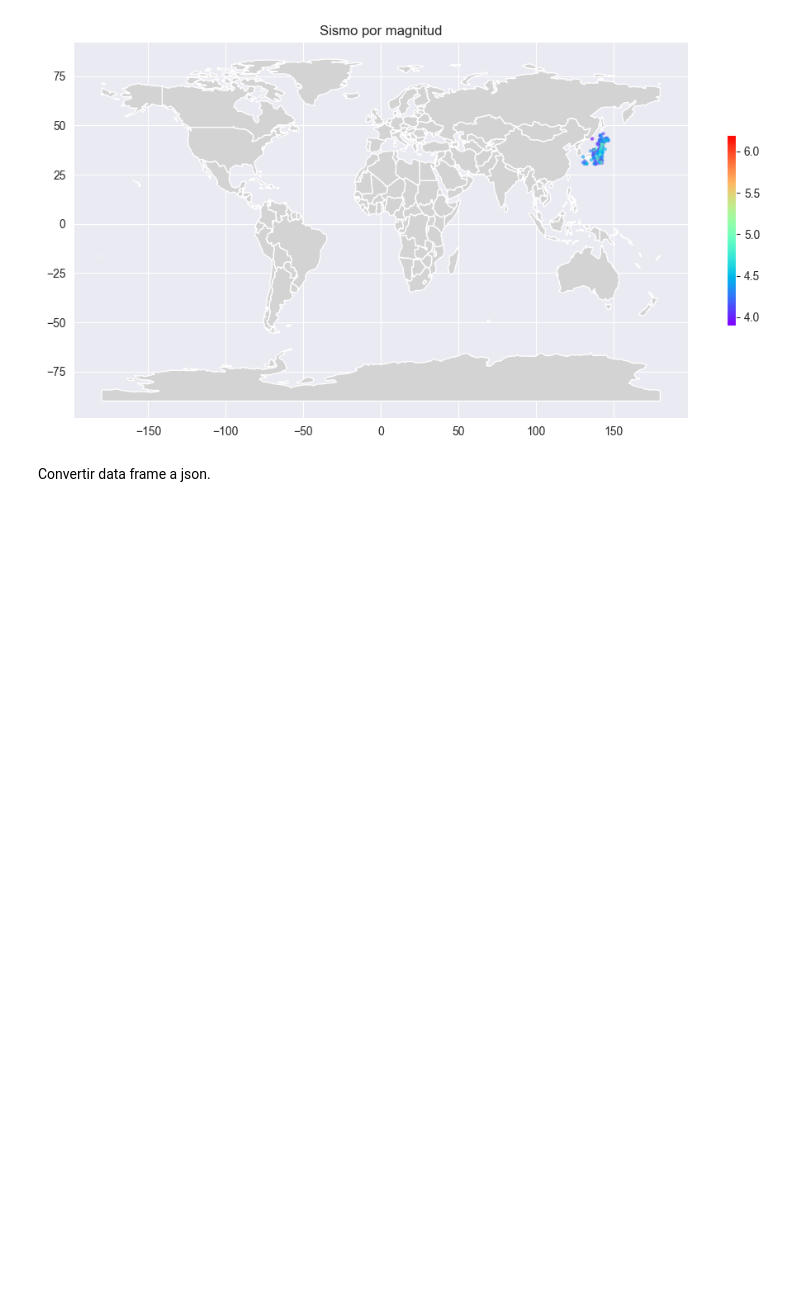
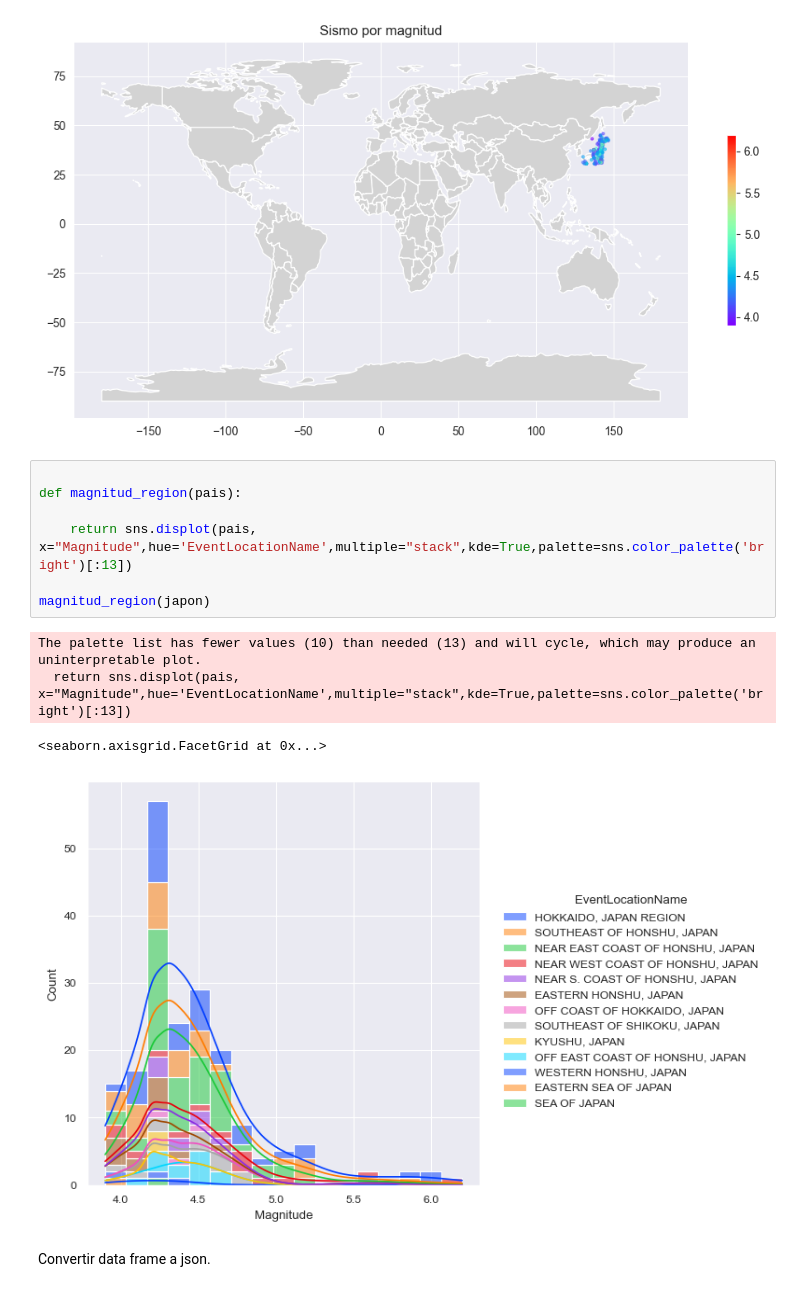
Before and after one commit to Mezgo/Quake-Alert, a Jupyter notebook: etl/Analisis de los Datos(ETL-EDA).ipynb, the cells around one changed output. Cells and saved outputs as stored; diff of their text form; blank space fills up the shorter version.

```diff
--- a/etl/Analisis de los Datos(ETL-EDA).ipynb
+++ b/etl/Analisis de los Datos(ETL-EDA).ipynb
@@ -156,6 +158,18 @@ def mapa_sismo(pais):
 mapa_sismo(japon)
 # %% [output]
 [figure]
+# %%
+
+def magnitud_region(pais):
+
+    return sns.displot(pais, x="Magnitude",hue='EventLocationName',multiple="stack",kde=True,palette=sns.color_palette('bright')[:13])
+
+magnitud_region(japon)
+# %% [output]
+The palette list has fewer values (10) than needed (13) and will cycle, which may produce an uninterpretable plot.
+  return sns.displot(pais, x="Magnitude",hue='EventLocationName',multiple="stack",kde=True,palette=sns.color_palette('bright')[:13])
+<seaborn.axisgrid.FacetGrid at 0x...>
+[figure, added]
 # %% [markdown]
 Convertir data frame a json.
 # %%
```
Also changed, not shown: parts of 5 cells of this notebook, 1 other file.
